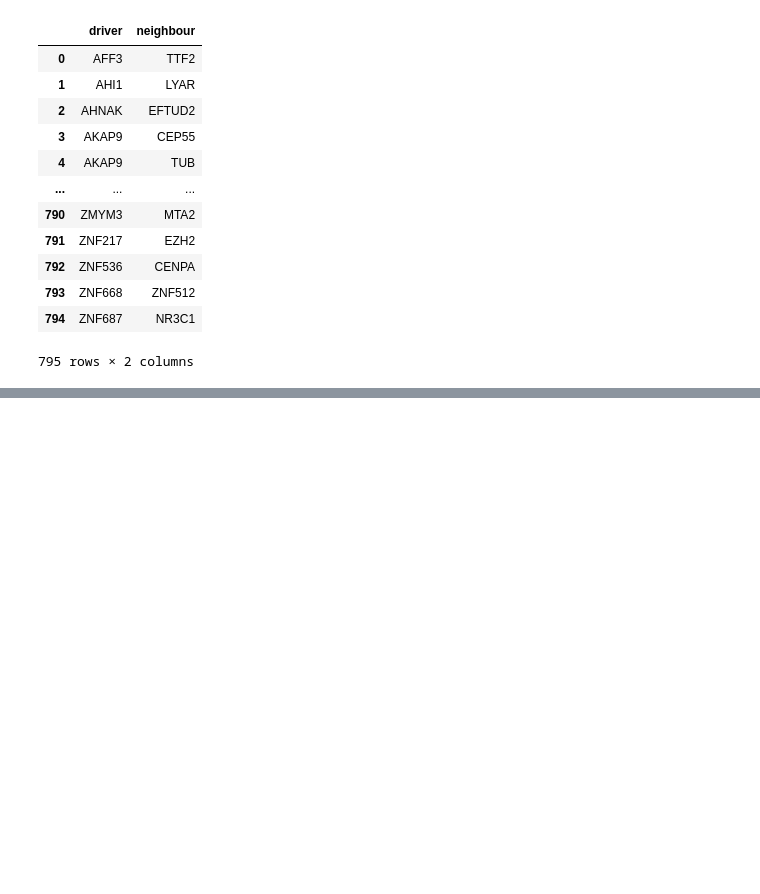
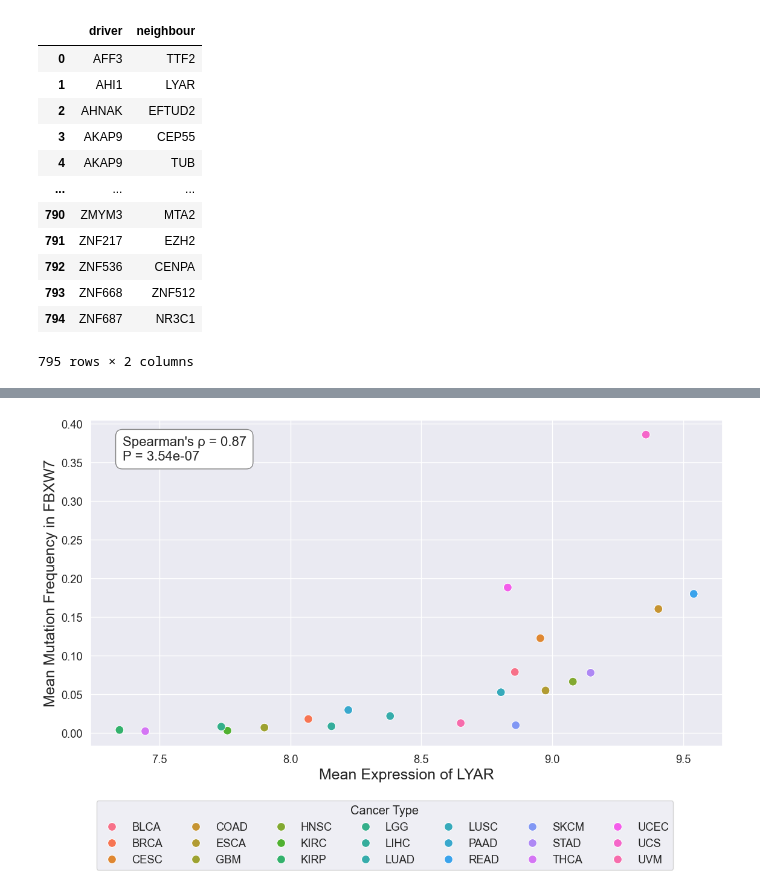
Before and after one commit to MarciaFSVital/MasterThesisCode, a Jupyter notebook: driver_neighbours_analysis.ipynb, the cells around one changed output, grey strips where cells are left out. Cells and saved outputs as stored; diff of their text form; code cells hidden in the pictures; blank space fills up the shorter version.

```diff
--- a/driver_neighbours_analysis.ipynb
+++ b/driver_neighbours_analysis.ipynb
@@ -494,0 +931,4 @@ newdints[["driver", "neighbour"]].merge(newdints_mac[["driver", "neighbour"]], h
+# %%
+create_spearman_plot('FBXW7', 'LYAR', mutationtab, tumourexp)
+# %% [output]
+[figure, added]
```
Also changed, not shown: parts of 41 cells of this notebook.
